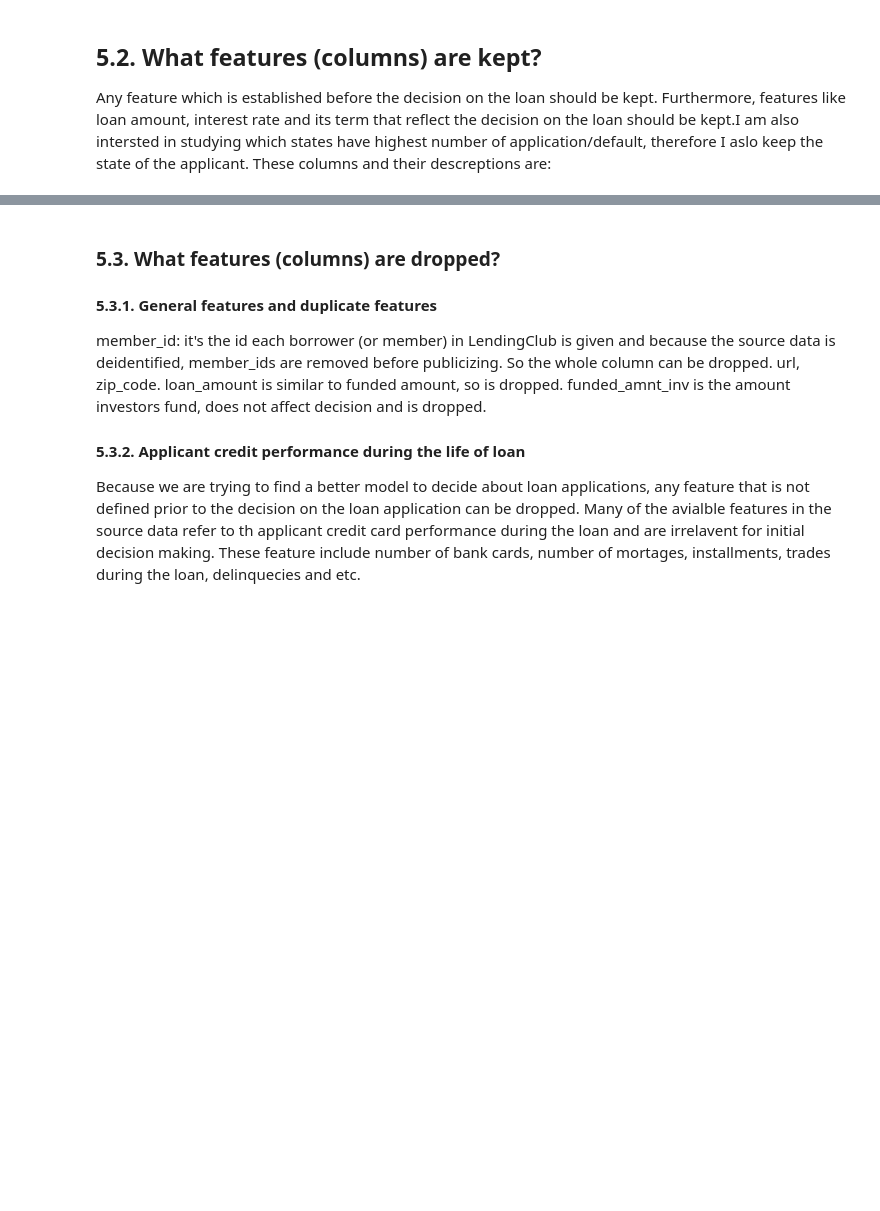
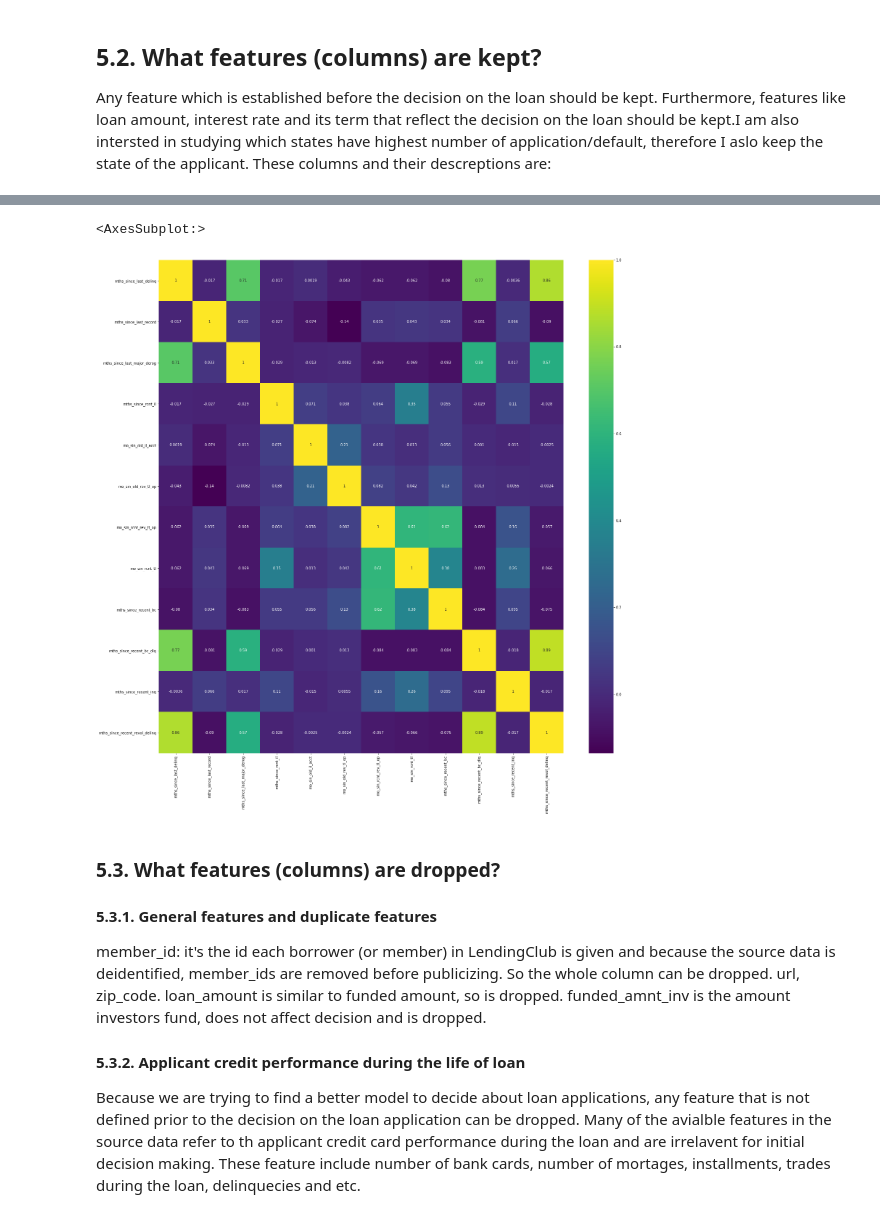
Before and after one commit to somayehY/SomayeYoussefi, a Jupyter notebook: LendingClub/LendingClub_DataWrangling.ipynb, the cells around one changed output, grey strips where cells are left out. Drawn from its saved outputs; the diff is of its cells as text; code cells hidden in the pictures; blank space fills up the shorter version.

```diff
--- a/LendingClub/LendingClub_DataWrangling.ipynb
+++ b/LendingClub/LendingClub_DataWrangling.ipynb
@@ -146,3 +213,21 @@ column_desc.loc[keeplist]
+# %%
+month=['mths_since_last_delinq',
+'mths_since_last_record',
+'mths_since_last_major_derog',
+'mths_since_rcnt_il',
+'mo_sin_old_il_acct',
+'mo_sin_old_rev_tl_op',
+'mo_sin_rcnt_rev_tl_op',
+'mo_sin_rcnt_tl',
+'mths_since_recent_bc',
+'mths_since_recent_bc_dlq',
+'mths_since_recent_inq',
+'mths_since_recent_revol_delinq']
+plt.subplots(figsize=(25,25))
+sns.heatmap(dff[month].corr() , annot=True, cmap='viridis')
+# %% [output]
+<AxesSubplot:>
+[figure, added]
 # %% [markdown]
 ### 5.3. What features (columns) are dropped? <a class="anchor" id="Drop"></a>
 
```
Also changed, not shown: parts of 44 cells of this notebook.
